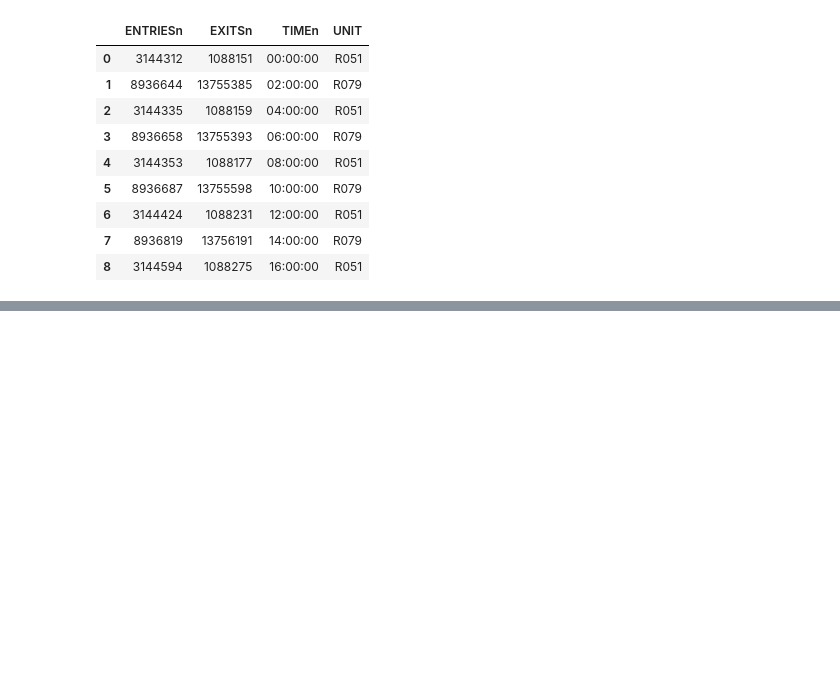
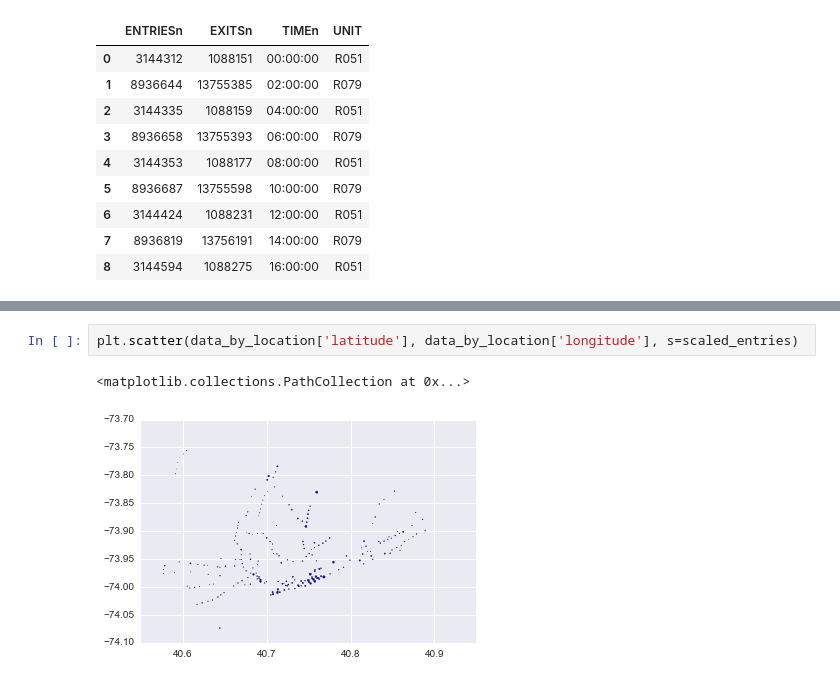
Before and after one commit to JeremiahZhang/MachineLearningJourney, a Jupyter notebook: Udacity-Data-Science/L3-Numpy-Panda-For-2D.ipynb, the cells around one changed output, grey strips where cells are left out. Cells and saved outputs as stored; diff of their text form; blank space fills up the shorter version.

```diff
--- a/Udacity-Data-Science/L3-Numpy-Panda-For-2D.ipynb
+++ b/Udacity-Data-Science/L3-Numpy-Panda-For-2D.ipynb
@@ -1325,0 +1578,5 @@ dtype: float64
+# %%
+plt.scatter(data_by_location['latitude'], data_by_location['longitude'], s=scaled_entries)
+# %% [output]
+<matplotlib.collections.PathCollection at 0x...>
+[figure, added]
```
Also changed, not shown: parts of 37 cells of this notebook.
